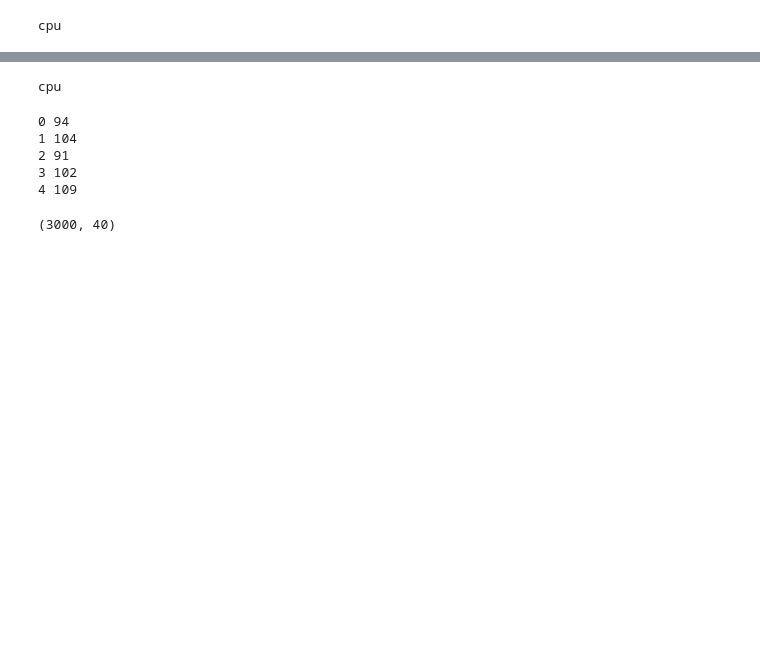
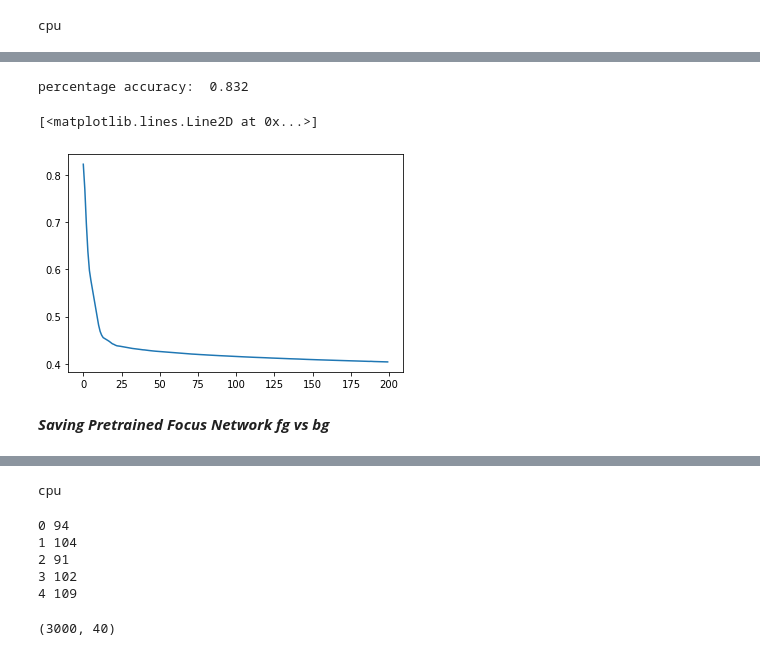
Before and after one commit to lnpandey/IITM_Research_Interpretability_of_Attention_Networks, a Jupyter notebook: 5_visualising_Mosaic_using_2dim_separable_classes/Hypothesis/General_Elemental.ipynb, the cells around one changed output, grey strips where cells are left out. Saved outputs shown, nothing was run; the diff lists cells and outputs as text; code cells hidden in the pictures; blank space fills up the shorter version.

```diff
--- a/5_visualising_Mosaic_using_2dim_separable_classes/Hypothesis/General_Elemental.ipynb
+++ b/5_visualising_Mosaic_using_2dim_separable_classes/Hypothesis/General_Elemental.ipynb
@@ -140,0 +154,18 @@ percentage accuracy:  0.898989898989899
+# %%
+class Net_deep(nn.Module):
+  def __init__(self):
+    super(Net_deep,self).__init__()
+    self.linear1 = nn.Linear(d,50)
+    self.linear2 = nn.Linear(50,2)
+  def forward(self,x):
+    x = F.relu(self.linear1(x))
+    x = self.linear2(x)
+
+    return x
+# %%
+dataset = MosaicDataset(x,y1)
+traindataloader = DataLoader( dataset,batch_size= batch ,shuffle=True)
+net = Net_deep().double()
+net =net.to(device)
+train_model =train_network(net,traindataloader)
+train_model.training(epochs=200,mini=1)
@@ -140,0 +190,9 @@ percentage accuracy:  0.898989898989899
+# %%
+_,_=train_model.predict(traindataloader,True)
+plt.plot(train_model.train_loss)
+# %% [output]
+percentage accuracy:  0.832
+[<matplotlib.lines.Line2D at 0x...>]
+[figure, added]
+# %% [markdown]
+***Saving Pretrained Focus Network fg vs bg***
```
Also changed, not shown: parts of 51 cells of this notebook, 1 other file.
